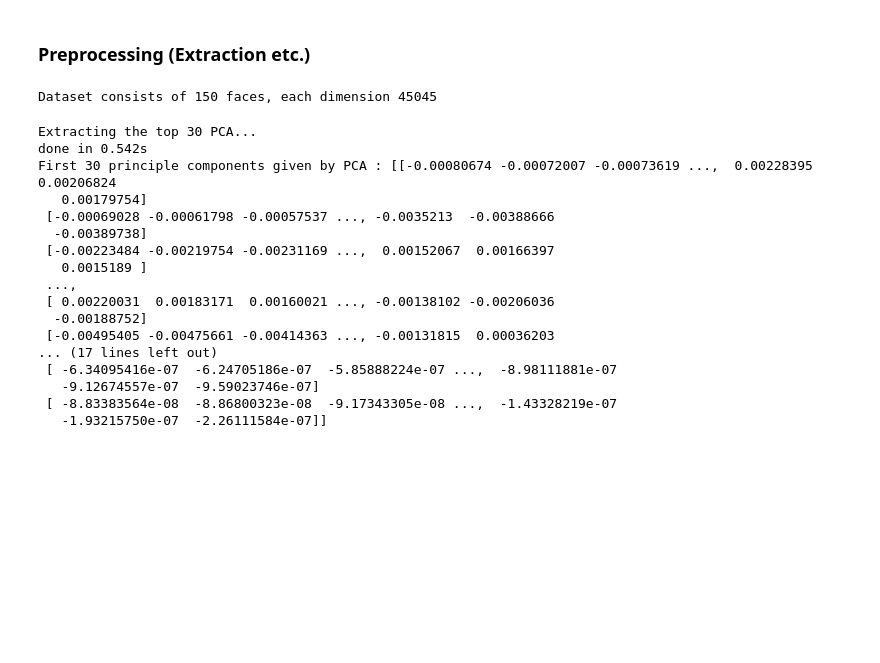
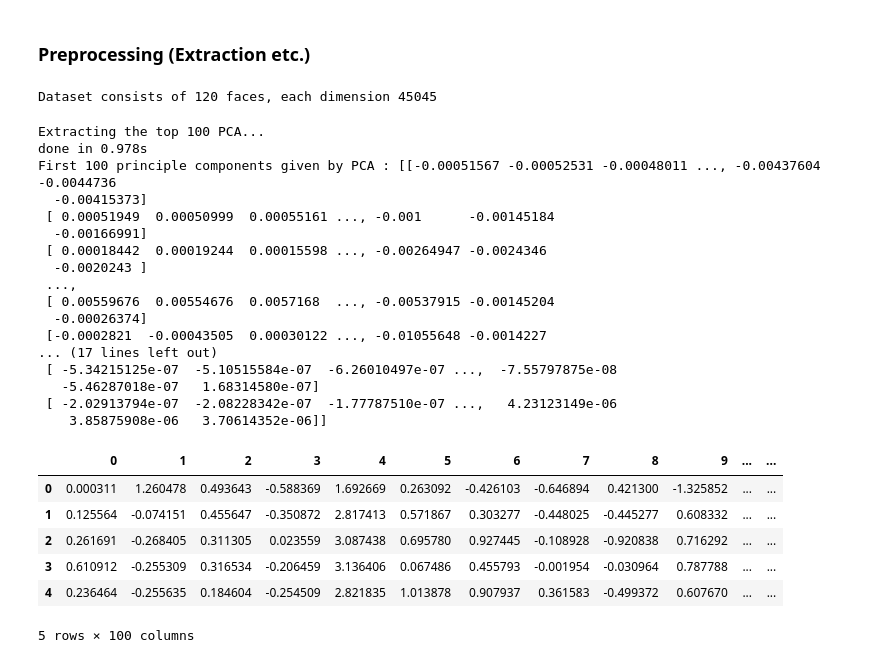
Before and after one commit to ShawnHouCHN/Cognitive-Modelling-E17, a Jupyter notebook: Project/Facial Expression Recognition Challenge.ipynb, the cells around one changed output. Cells and saved outputs as stored; diff of their text form; code cells hidden in the pictures; blank space fills up the shorter version.

```diff
--- a/Project/Facial Expression Recognition Challenge.ipynb
+++ b/Project/Facial Expression Recognition Challenge.ipynb
@@ -26,7 +26,7 @@ imgs_dir = os.getcwd()+'\\centered'
 pattern = re.compile(".leftlight.pgm")
 images_list=list()
 for filename in os.listdir(imgs_dir):
-    if ".leftlight.pgm" in filename:
+    if ".leftlight.pgm" in filename or ".rightlight.pgm" in filename or ".glasses.pgm" in filename:
         continue
     image=cv2.imread(imgs_dir+'\\'+filename,0)
     h,w = image.shape
@@ -44,9 +44,9 @@ print "Dataset consists of %d faces, each dimension %d" % (len(images_list) , le
 #images_list_sta=(images_list-images_list_mean)/images_list_std
 #print images_list_sta
 # %% [output]
-Dataset consists of 150 faces, each dimension 45045
+Dataset consists of 120 faces, each dimension 45045
 # %%
-n_components=30
+n_components=100
 estimators = [
     ('PCA',
      decomposition.PCA(n_components=n_components, svd_solver='auto',
@@ -84,21 +84,35 @@ for name, estimator, center in estimators:
 
         else:
             icas_dict[name]=components_
+            ica_transform= estimator.transform(data)
+            icas_dict['transform']=ica_transform
 # %% [output]
-Extracting the top 30 PCA...
-done in 0.542s
-First 30 principle components given by PCA : [[-0.00080674 -0.00072007 -0.00073619 ...,  0.00228395  0.00206824
-   0.00179754]
- [-0.00069028 -0.00061798 -0.00057537 ..., -0.0035213  -0.00388666
-  -0.00389738]
- [-0.00223484 -0.00219754 -0.00231169 ...,  0.00152067  0.00166397
-   0.0015189 ]
+Extracting the top 100 PCA...
+done in 0.978s
+First 100 principle components given by PCA : [[-0.00051567 -0.00052531 -0.00048011 ..., -0.00437604 -0.0044736
+  -0.00415373]
+ [ 0.00051949  0.00050999  0.00055161 ..., -0.001      -0.00145184
+  -0.00166991]
+ [ 0.00018442  0.00019244  0.00015598 ..., -0.00264947 -0.0024346
+  -0.0020243 ]
  ...,
- [ 0.00220031  0.00183171  0.00160021 ..., -0.00138102 -0.00206036
-  -0.00188752]
- [-0.00495405 -0.00475661 -0.00414363 ..., -0.00131815  0.00036203
+ [ 0.00559676  0.00554676  0.0057168  ..., -0.00537915 -0.00145204
+  -0.00026374]
+ [-0.0002821  -0.00043505  0.00030122 ..., -0.01055648 -0.0014227
 ... (17 lines left out)
- [ -6.34095416e-07  -6.24705186e-07  -5.85888224e-07 ...,  -8.98111881e-07
-   -9.12674557e-07  -9.59023746e-07]
- [ -8.83383564e-08  -8.86800323e-08  -9.17343305e-08 ...,  -1.43328219e-07
-   -1.93215750e-07  -2.26111584e-07]]
+ [ -5.34215125e-07  -5.10515584e-07  -6.26010497e-07 ...,  -7.55797875e-08
+   -5.46287018e-07   1.68314580e-07]
+ [ -2.02913794e-07  -2.08228342e-07  -1.77787510e-07 ...,   4.23123149e-06
+    3.85875908e-06   3.70614352e-06]]
+# %%
+image_pcas_df = pd.DataFrame(pca_transform)
+image_pcas_df.to_csv('img_pcas.csv', sep=',')
+image_pcas_df.head()
+# %% [output]
+|  | 0 | 1 | 2 | 3 | 4 | 5 | 6 | 7 | 8 | 9 | ... | ... |
+| 0 | 0.000311 | 1.260478 | 0.493643 | -0.588369 | 1.692669 | 0.263092 | -0.426103 | -0.646894 | 0.421300 | -1.325852 | ... | ... |
+| 1 | 0.125564 | -0.074151 | 0.455647 | -0.350872 | 2.817413 | 0.571867 | 0.303277 | -0.448025 | -0.445277 | 0.608332 | ... | ... |
+| 2 | 0.261691 | -0.268405 | 0.311305 | 0.023559 | 3.087438 | 0.695780 | 0.927445 | -0.108928 | -0.920838 | 0.716292 | ... | ... |
+| 3 | 0.610912 | -0.255309 | 0.316534 | -0.206459 | 3.136406 | 0.067486 | 0.455793 | -0.001954 | -0.030964 | 0.787788 | ... | ... |
+| 4 | 0.236464 | -0.255635 | 0.184604 | -0.254509 | 2.821835 | 1.013878 | 0.907937 | 0.361583 | -0.499372 | 0.607670 | ... | ... |
+5 rows × 100 columns
```
Also changed, not shown: parts of 4 cells of this notebook, 3 other files.
